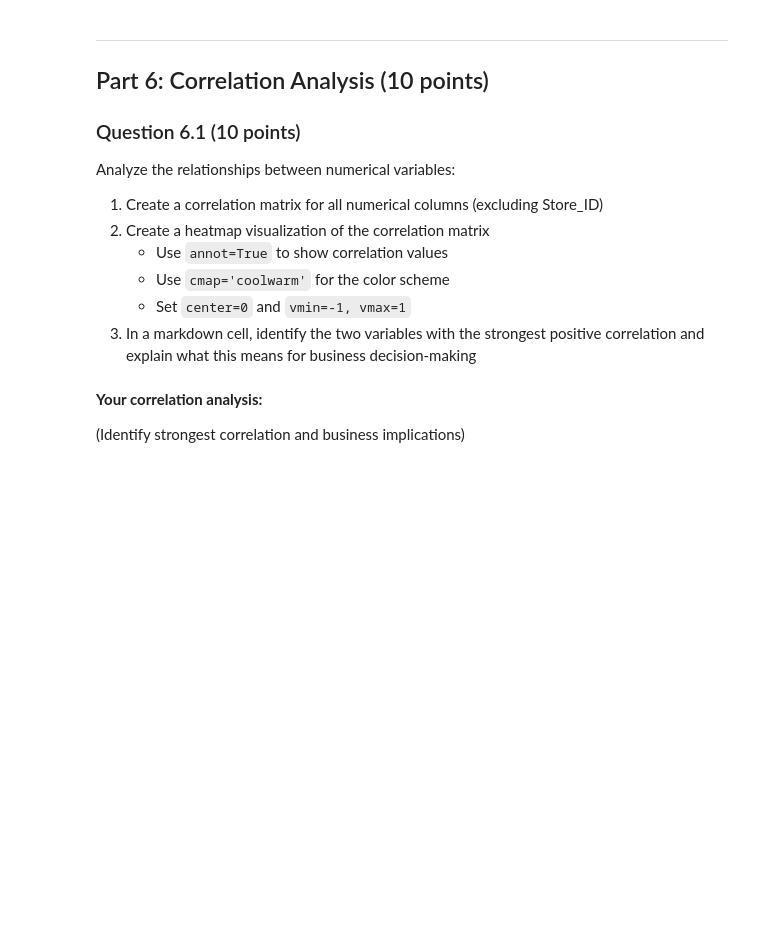
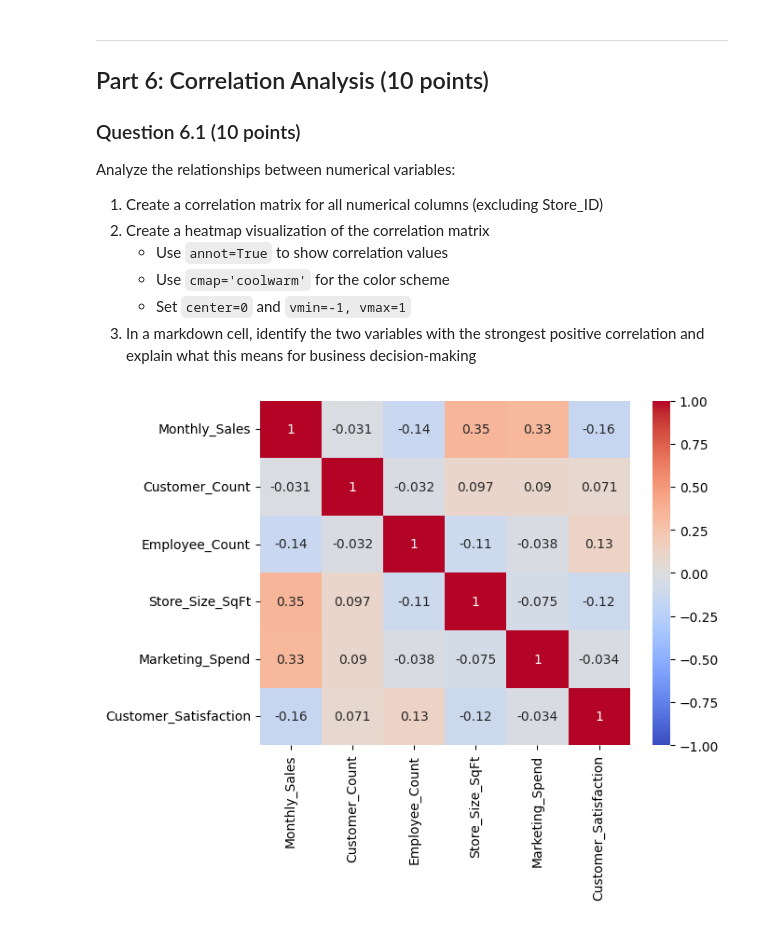
Before and after one commit to CaseyTomchuk/W9-assignment, a Jupyter notebook: week09-assignment.ipynb, the cells around one changed output. Cells and saved outputs as stored; diff of their text form; code cells hidden in the pictures; blank space fills up the shorter version.

Commit message:
Correlation Analysis

```diff
--- a/week09-assignment.ipynb
+++ b/week09-assignment.ipynb
@@ -381,4 +380,8 @@ Analyze the relationships between numerical variables:
-# %% [markdown]
-**Your correlation analysis:**
-
-(Identify strongest correlation and business implications)
+# %%
+# create correlation matrix and drop columns that are non-numeric
+matrix = retail_data.drop(columns=['Store_ID', 'Region']).corr()
+
+heatmap = sns.heatmap(matrix, annot = True, cmap = 'coolwarm', center = 0, vmin = -1, vmax = 1)
+plt.show()
+# %% [output]
+[figure, added]
```
Also changed, not shown: parts of 2 cells of this notebook.
